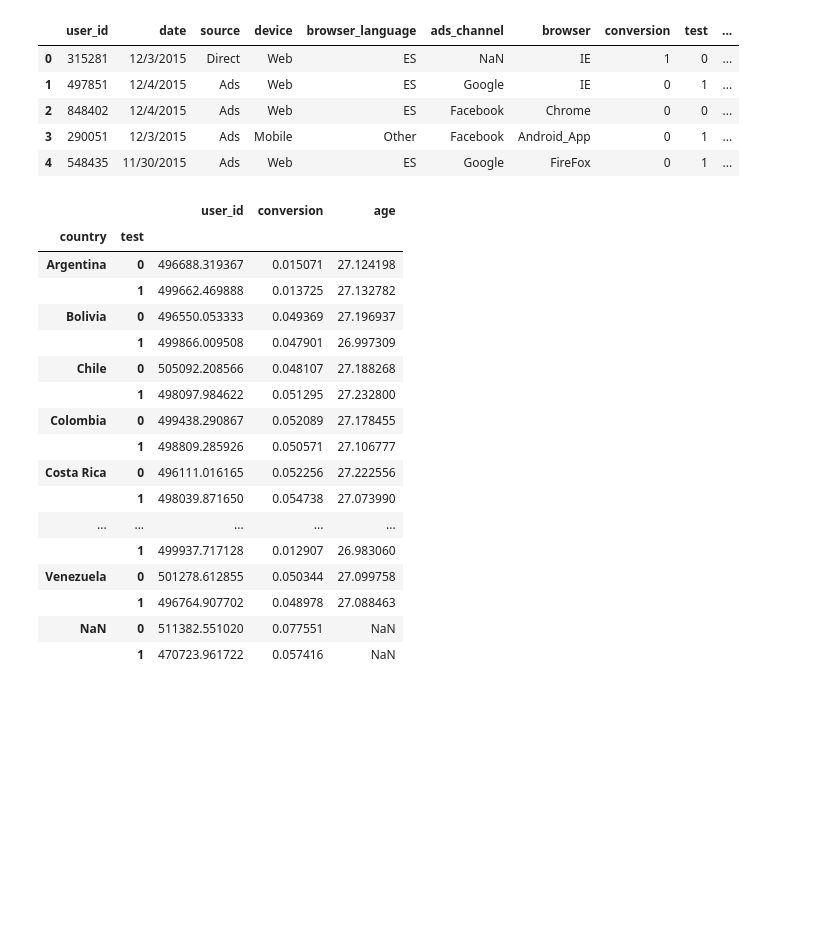
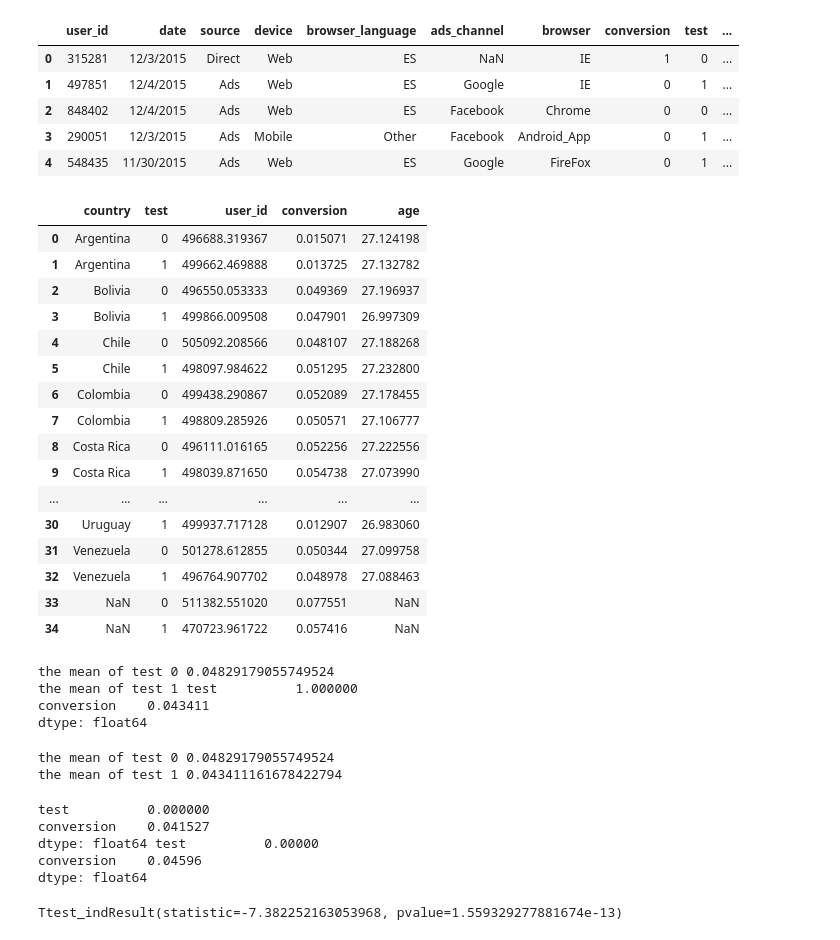
Before and after one commit to menghe2727/data_science, a Jupyter notebook: spanish_ab_test/spanish_ab_test.ipynb, the cells around one changed output. Cells and saved outputs as stored; diff of their text form; code cells hidden in the pictures; blank space fills up the shorter version.

```diff
--- a/spanish_ab_test/spanish_ab_test.ipynb
+++ b/spanish_ab_test/spanish_ab_test.ipynb
@@ -230,24 +230,23 @@ all_table.head()
 | 4 | 548435 | 11/30/2015 | Ads | Web | ES | Google | FireFox | 0 | 1 | ... |
 # %%
 # look at the result of conversion to make sure it is ture spain converts much better than the rest of LatAm countries.
-
-all_table.groupby(['country','test'],dropna=False).mean()
+all_table_conversion = all_table.groupby(['country','test'],dropna=False, as_index= False).mean()
+all_table_conversion
 # %% [output]
-|  |  | user_id | conversion | age |
-| country | test |  |  |  |
-| Argentina | 0 | 496688.319367 | 0.015071 | 27.124198 |
-|  | 1 | 499662.469888 | 0.013725 | 27.132782 |
-| Bolivia | 0 | 496550.053333 | 0.049369 | 27.196937 |
-|  | 1 | 499866.009508 | 0.047901 | 26.997309 |
-| Chile | 0 | 505092.208566 | 0.048107 | 27.188268 |
-|  | 1 | 498097.984622 | 0.051295 | 27.232800 |
-| Colombia | 0 | 499438.290867 | 0.052089 | 27.178455 |
-|  | 1 | 498809.285926 | 0.050571 | 27.106777 |
-| Costa Rica | 0 | 496111.016165 | 0.052256 | 27.222556 |
-|  | 1 | 498039.871650 | 0.054738 | 27.073990 |
-| ... | ... | ... | ... | ... |
-|  | 1 | 499937.717128 | 0.012907 | 26.983060 |
-| Venezuela | 0 | 501278.612855 | 0.050344 | 27.099758 |
-|  | 1 | 496764.907702 | 0.048978 | 27.088463 |
-| NaN | 0 | 511382.551020 | 0.077551 | NaN |
-|  | 1 | 470723.961722 | 0.057416 | NaN |
+|  | country | test | user_id | conversion | age |
+| 0 | Argentina | 0 | 496688.319367 | 0.015071 | 27.124198 |
+| 1 | Argentina | 1 | 499662.469888 | 0.013725 | 27.132782 |
+| 2 | Bolivia | 0 | 496550.053333 | 0.049369 | 27.196937 |
+| 3 | Bolivia | 1 | 499866.009508 | 0.047901 | 26.997309 |
+| 4 | Chile | 0 | 505092.208566 | 0.048107 | 27.188268 |
+| 5 | Chile | 1 | 498097.984622 | 0.051295 | 27.232800 |
+| 6 | Colombia | 0 | 499438.290867 | 0.052089 | 27.178455 |
+| 7 | Colombia | 1 | 498809.285926 | 0.050571 | 27.106777 |
+| 8 | Costa Rica | 0 | 496111.016165 | 0.052256 | 27.222556 |
+| 9 | Costa Rica | 1 | 498039.871650 | 0.054738 | 27.073990 |
+| ... | ... | ... | ... | ... | ... |
+| 30 | Uruguay | 1 | 499937.717128 | 0.012907 | 26.983060 |
+| 31 | Venezuela | 0 | 501278.612855 | 0.050344 | 27.099758 |
+| 32 | Venezuela | 1 | 496764.907702 | 0.048978 | 27.088463 |
+| 33 | NaN | 0 | 511382.551020 | 0.077551 | NaN |
+| 34 | NaN | 1 | 470723.961722 | 0.057416 | NaN |
@@ -255,0 +264,24 @@ all_table.groupby(['country','test'],dropna=False).mean()
+# %%
+print("the mean of test 0", data_no_spanish_conversion_0['conversion'].mean())
+print("the mean of test 1", data_no_spanish_conversion_1['conversion'].mean())
+# %% [output]
+the mean of test 0 0.04829179055749524
+the mean of test 1 test          1.000000
+conversion    0.043411
+dtype: float64
+the mean of test 0 0.04829179055749524
+the mean of test 1 0.043411161678422794
+# %%
+#conduct two-sample t-test for two set
+import scipy.stats as stats
+print(data_no_spanish_conversion_1.var(), data_no_spanish_conversion_0.var())
+# %% [output]
+test          0.000000
+conversion    0.041527
+dtype: float64 test          0.00000
+conversion    0.04596
+dtype: float64
+# %%
+stats.ttest_ind(a = data_no_spanish_conversion_1['conversion'], b = data_no_spanish_conversion_0['conversion'], equal_var= True )
+# %% [output]
+Ttest_indResult(statistic=-7.382252163053968, pvalue=1.559329277881674e-13)
```
Also changed, not shown: parts of 7 cells of this notebook.
